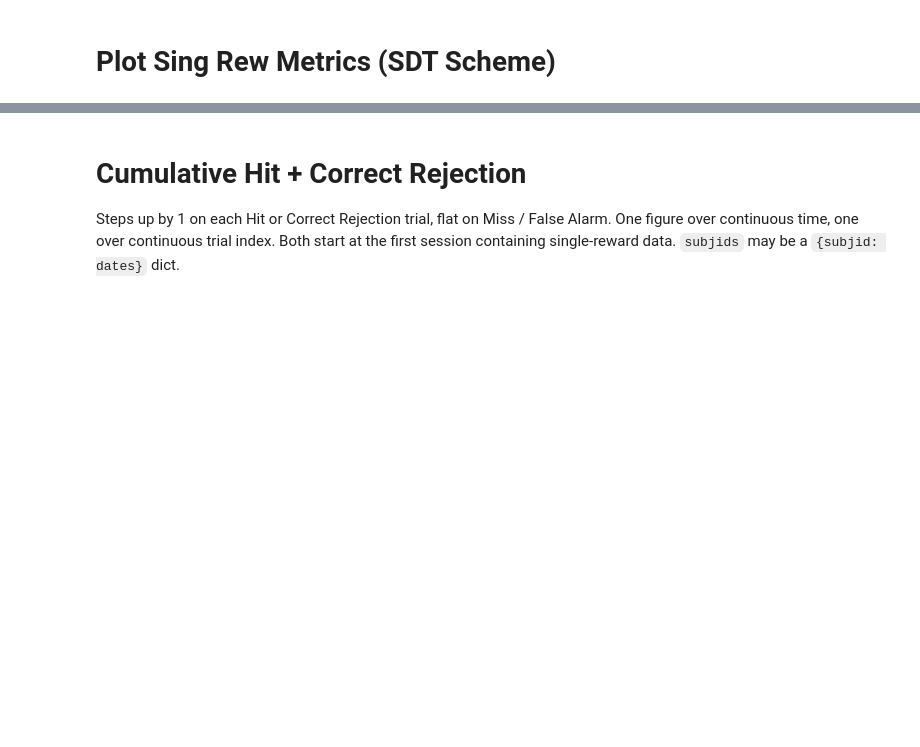
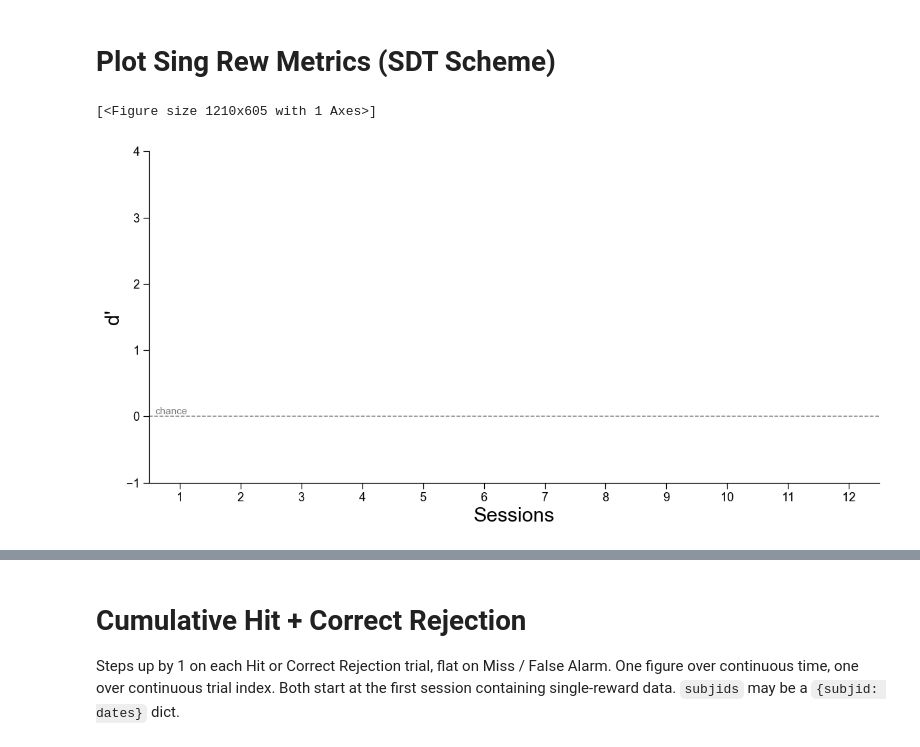
Before and after one commit to SainsburyWellcomeCentre/hypnose-analysis, a Jupyter notebook: notebooks/sing_rew_visualization.ipynb, the cells around one changed output, grey strips where cells are left out. Cells and saved outputs as stored; diff of their text form; code cells hidden in the pictures; blank space fills up the shorter version.

```diff
--- a/notebooks/sing_rew_visualization.ipynb
+++ b/notebooks/sing_rew_visualization.ipynb
@@ -45,4 +56,10 @@ data_all = {
 58: (20260615, 20260629),
 59: (20260615, 20260629)
  }
+# %%
+data_53 = {53: (20260528, 20260612)}
+dprime(data_53, save=True)
+# %% [output]
+[<Figure size 1210x605 with 1 Axes>]
+[figure, added]
 # %%
```
Also changed, not shown: parts of 4 cells of this notebook, 4 other files.
